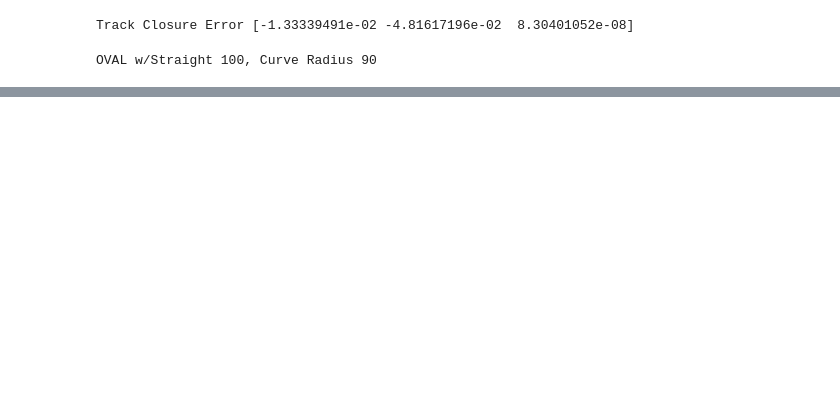
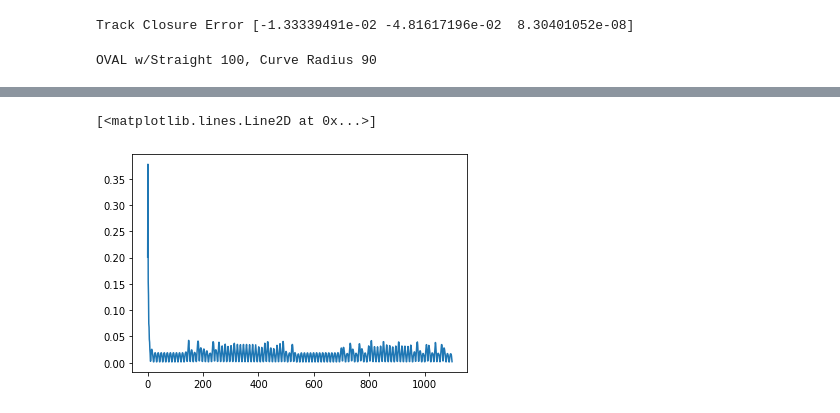
Before and after one commit to AndrewHWang1605/SOAR, a Jupyter notebook: laptime_optimization.ipynb, the cells around one changed output, grey strips where cells are left out. Cells and saved outputs as stored; diff of their text form; code cells hidden in the pictures; blank space fills up the shorter version.

```diff
--- a/laptime_optimization.ipynb
+++ b/laptime_optimization.ipynb
@@ -436,0 +426,5 @@ Use an equivalent CasADi function instead of that numpy function.
+# %%
+plt.plot(np.diff(raceline["t"]))
+# %% [output]
+[<matplotlib.lines.Line2D at 0x...>]
+[figure, added]
```
Also changed, not shown: parts of 9 cells of this notebook.
